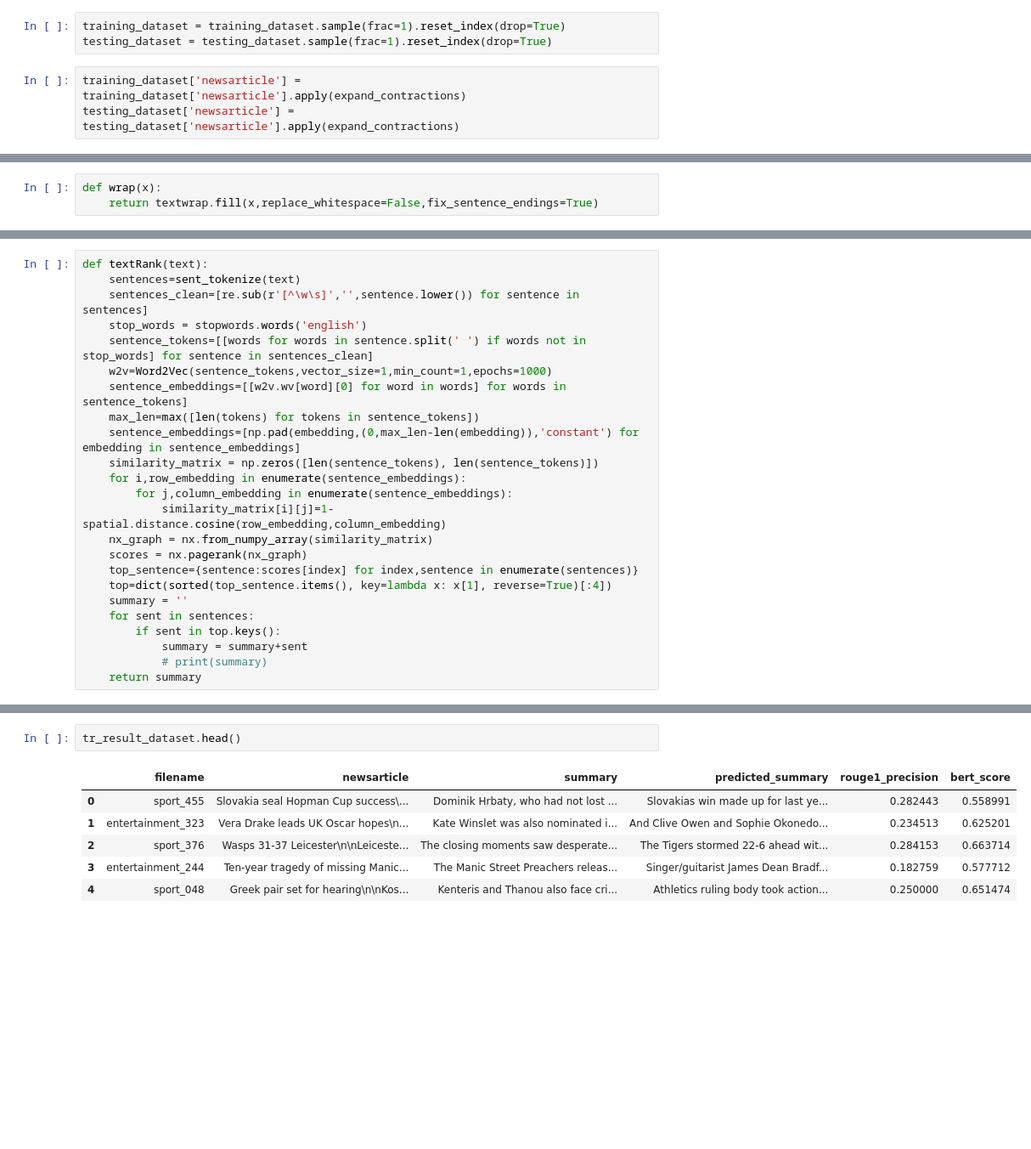
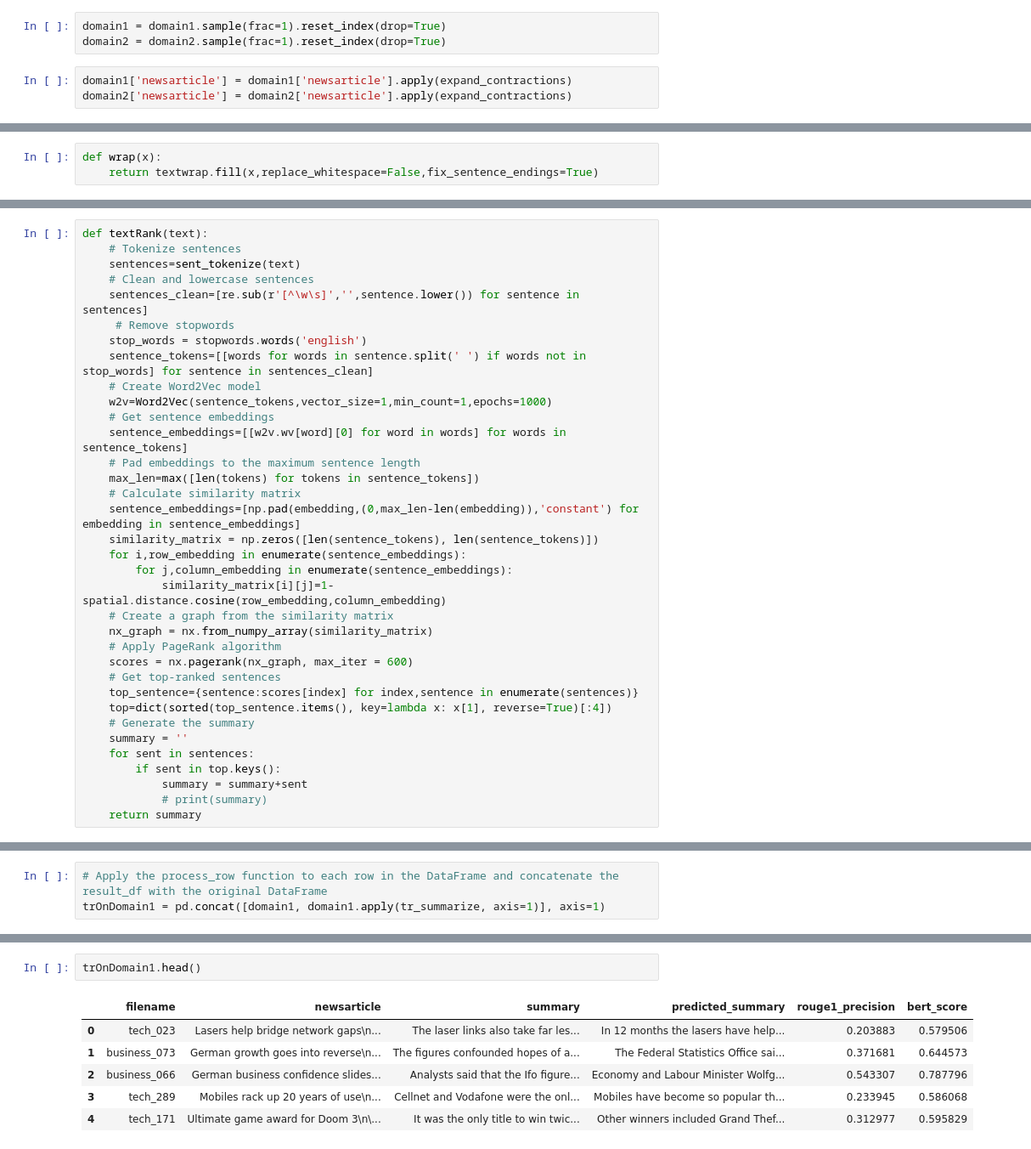
Before and after one commit to kysgattu/Evaluating-Cross-Domain-Adaptability-Of-Text-Summarizer-News-Article-Summarization, a Jupyter notebook: FinalCodeBase/TextRank-ExtractiveSummarizer.ipynb, the cells around one changed output, grey strips where cells are left out. Shown at 85% size. Drawn from its saved outputs; the diff is of its cells as text; blank space fills up the shorter version.

```diff
--- a/FinalCodeBase/TextRank-ExtractiveSummarizer.ipynb
+++ b/FinalCodeBase/TextRank-ExtractiveSummarizer.ipynb
@@ -132,6 +162,6 @@ Testing size: 2691
 # %%
-training_dataset = training_dataset.sample(frac=1).reset_index(drop=True)
-testing_dataset = testing_dataset.sample(frac=1).reset_index(drop=True)
+domain1 = domain1.sample(frac=1).reset_index(drop=True)
+domain2 = domain2.sample(frac=1).reset_index(drop=True)
 # %%
-training_dataset['newsarticle'] = training_dataset['newsarticle'].apply(expand_contractions)
-testing_dataset['newsarticle'] = testing_dataset['newsarticle'].apply(expand_contractions)
+domain1['newsarticle'] = domain1['newsarticle'].apply(expand_contractions)
+domain2['newsarticle'] = domain2['newsarticle'].apply(expand_contractions)
@@ -153,21 +173,32 @@ import networkx as nx
 # %%
 def textRank(text):
+    # Tokenize sentences
     sentences=sent_tokenize(text)
+    # Clean and lowercase sentences
     sentences_clean=[re.sub(r'[^\w\s]','',sentence.lower()) for sentence in sentences]
+     # Remove stopwords
     stop_words = stopwords.words('english')
     sentence_tokens=[[words for words in sentence.split(' ') if words not in stop_words] for sentence in sentences_clean]
+    # Create Word2Vec model
     w2v=Word2Vec(sentence_tokens,vector_size=1,min_count=1,epochs=1000)
+    # Get sentence embeddings
     sentence_embeddings=[[w2v.wv[word][0] for word in words] for words in sentence_tokens]
+    # Pad embeddings to the maximum sentence length
     max_len=max([len(tokens) for tokens in sentence_tokens])
+    # Calculate similarity matrix
     sentence_embeddings=[np.pad(embedding,(0,max_len-len(embedding)),'constant') for embedding in sentence_embeddings]
     similarity_matrix = np.zeros([len(sentence_tokens), len(sentence_tokens)])
     for i,row_embedding in enumerate(sentence_embeddings):
         for j,column_embedding in enumerate(sentence_embeddings):
             similarity_matrix[i][j]=1-spatial.distance.cosine(row_embedding,column_embedding)
+    # Create a graph from the similarity matrix
     nx_graph = nx.from_numpy_array(similarity_matrix)
-    scores = nx.pagerank(nx_graph)
+    # Apply PageRank algorithm
+    scores = nx.pagerank(nx_graph, max_iter = 600)
+    # Get top-ranked sentences
     top_sentence={sentence:scores[index] for index,sentence in enumerate(sentences)}
     top=dict(sorted(top_sentence.items(), key=lambda x: x[1], reverse=True)[:4])
+    # Generate the summary
     summary = ''
     for sent in sentences:
         if sent in top.keys():
@@ -220,0 +237,3 @@ tr_result_dataset = pd.concat([test_df, result_df], axis=1)
+# %%
+# Apply the process_row function to each row in the DataFrame and concatenate the result_df with the original DataFrame
+trOnDomain1 = pd.concat([domain1, domain1.apply(tr_summarize, axis=1)], axis=1)
@@ -221,9 +242,9 @@ tr_result_dataset = pd.concat([test_df, result_df], axis=1)
 # %%
-tr_result_dataset.head()
+trOnDomain1.head()
 # %% [output]
 |  | filename | newsarticle | summary | predicted_summary | rouge1_precision | bert_score |
-| 0 | sport_455 | Slovakia seal Hopman Cup success\... | Dominik Hrbaty, who had not lost ... | Slovakias win made up for last ye... | 0.282443 | 0.558991 |
-| 1 | entertainment_323 | Vera Drake leads UK Oscar hopes\n... | Kate Winslet was also nominated i... | And Clive Owen and Sophie Okonedo... | 0.234513 | 0.625201 |
-| 2 | sport_376 | Wasps 31-37 Leicester\n\nLeiceste... | The closing moments saw desperate... | The Tigers stormed 22-6 ahead wit... | 0.284153 | 0.663714 |
-| 3 | entertainment_244 | Ten-year tragedy of missing Manic... | The Manic Street Preachers releas... | Singer/guitarist James Dean Bradf... | 0.182759 | 0.577712 |
-| 4 | sport_048 | Greek pair set for hearing\n\nKos... | Kenteris and Thanou also face cri... | Athletics ruling body took action... | 0.250000 | 0.651474 |
+| 0 | tech_023 | Lasers help bridge network gaps\n... | The laser links also take far les... | In 12 months the lasers have help... | 0.203883 | 0.579506 |
+| 1 | business_073 | German growth goes into reverse\n... | The figures confounded hopes of a... | The Federal Statistics Office sai... | 0.371681 | 0.644573 |
+| 2 | business_066 | German business confidence slides... | Analysts said that the Ifo figure... | Economy and Labour Minister Wolfg... | 0.543307 | 0.787796 |
+| 3 | tech_289 | Mobiles rack up 20 years of use\n... | Cellnet and Vodafone were the onl... | Mobiles have become so popular th... | 0.233945 | 0.586068 |
+| 4 | tech_171 | Ultimate game award for Doom 3\n\... | It was the only title to win twic... | Other winners included Grand Thef... | 0.312977 | 0.595829 |
```
Also changed, not shown: parts of 21 cells of this notebook, 5 other files.
